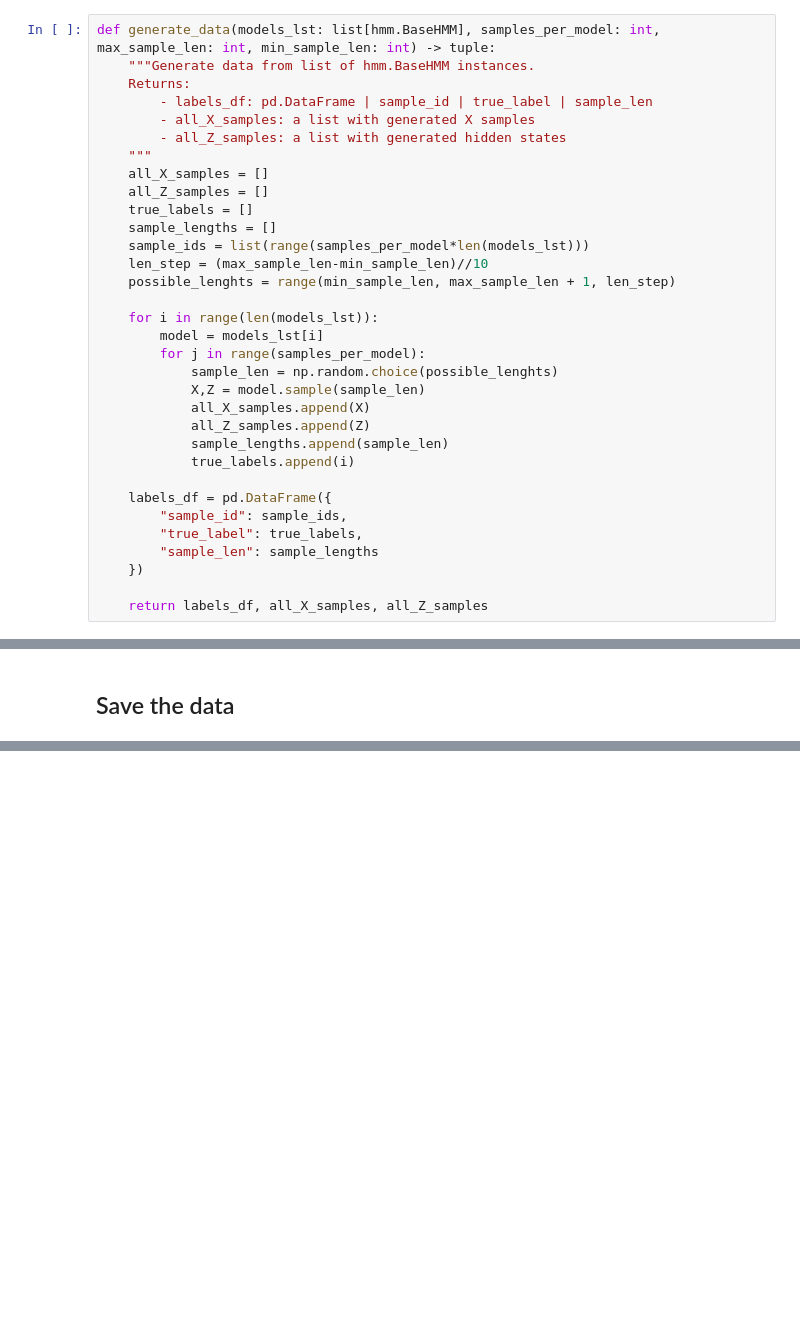
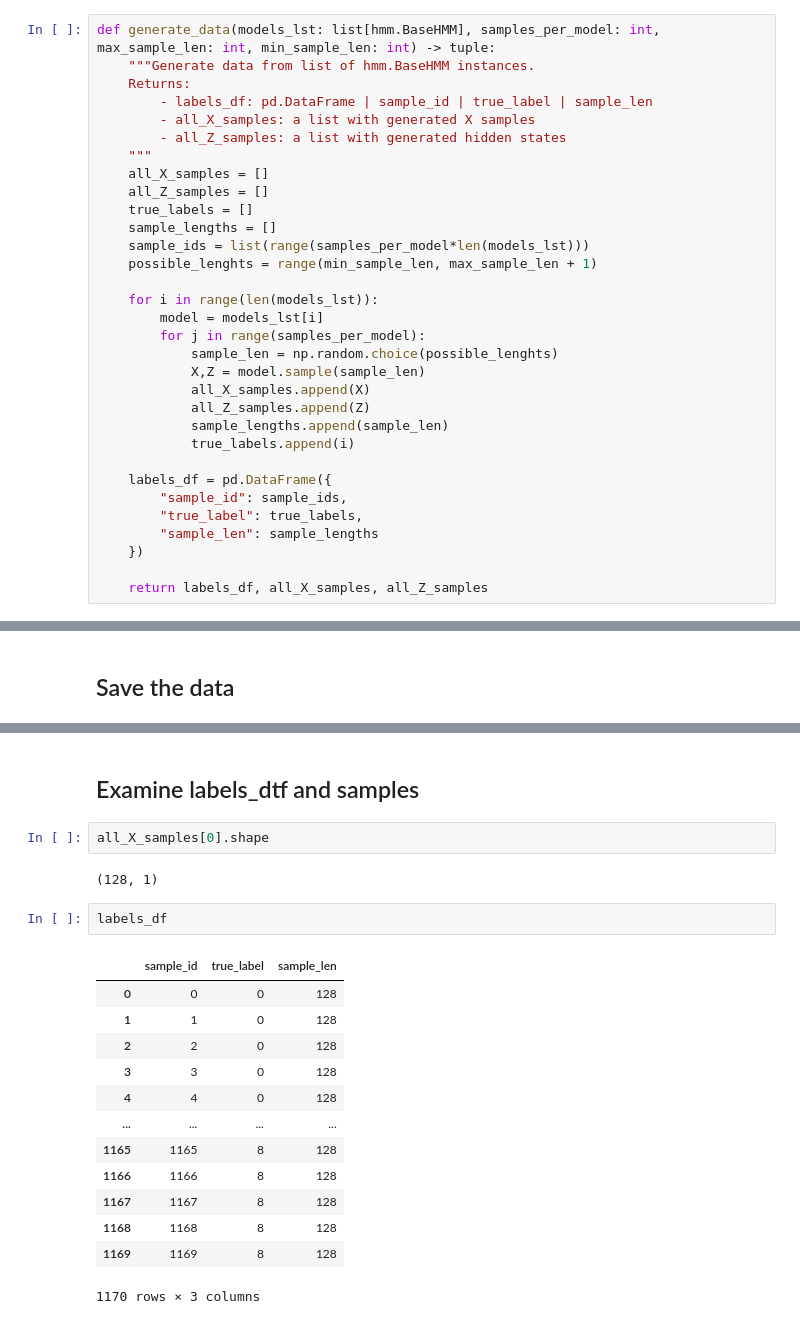
Before and after one commit to mkonopacka/HMM_DTW_v2, a Jupyter notebook: 01_2_generate_data_hmm_gauss.ipynb, the cells around one changed output, grey strips where cells are left out. Drawn from its saved outputs; the diff is of its cells as text; blank space fills up the shorter version.

```diff
--- a/01_2_generate_data_hmm_gauss.ipynb
+++ b/01_2_generate_data_hmm_gauss.ipynb
@@ -178,8 +178,7 @@ def generate_data(models_lst: list[hmm.BaseHMM], samples_per_model: int, max_sam
     true_labels = []
     sample_lengths = []
     sample_ids = list(range(samples_per_model*len(models_lst)))
-    len_step = (max_sample_len-min_sample_len)//10
-    possible_lenghts = range(min_sample_len, max_sample_len + 1, len_step)
+    possible_lenghts = range(min_sample_len, max_sample_len + 1)
 
     for i in range(len(models_lst)):
         model = models_lst[i]
@@ -254,0 +256,22 @@ with open(output_path, 'wb') as f:
+# %% [markdown]
+## Examine labels_dtf and samples
+# %%
+all_X_samples[0].shape
+# %% [output]
+(128, 1)
+# %%
+labels_df
+# %% [output]
+|  | sample_id | true_label | sample_len |
+| 0 | 0 | 0 | 128 |
+| 1 | 1 | 0 | 128 |
+| 2 | 2 | 0 | 128 |
+| 3 | 3 | 0 | 128 |
+| 4 | 4 | 0 | 128 |
+| ... | ... | ... | ... |
+| 1165 | 1165 | 8 | 128 |
+| 1166 | 1166 | 8 | 128 |
+| 1167 | 1167 | 8 | 128 |
+| 1168 | 1168 | 8 | 128 |
+| 1169 | 1169 | 8 | 128 |
+1170 rows × 3 columns
```
Also changed, not shown: parts of 4 cells of this notebook, 2 other files.
